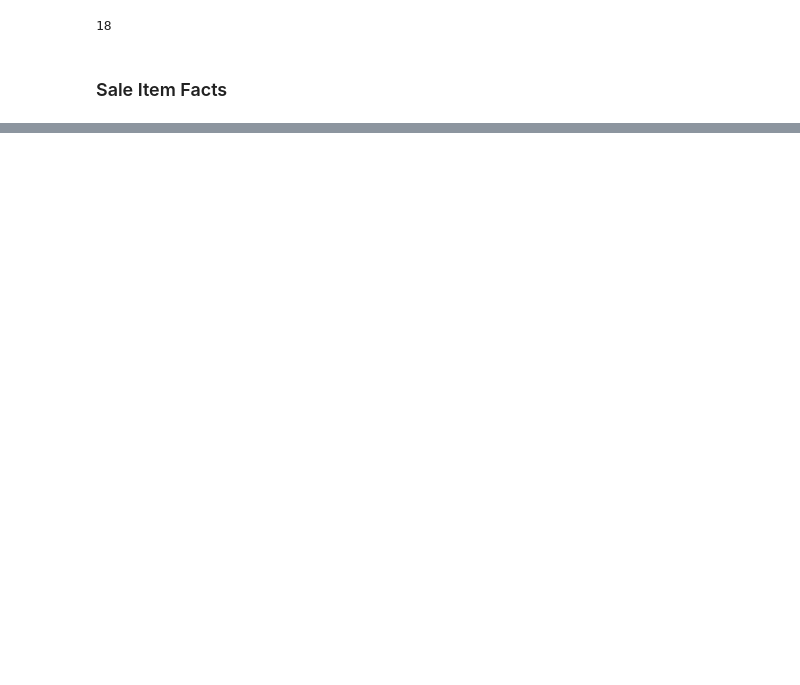
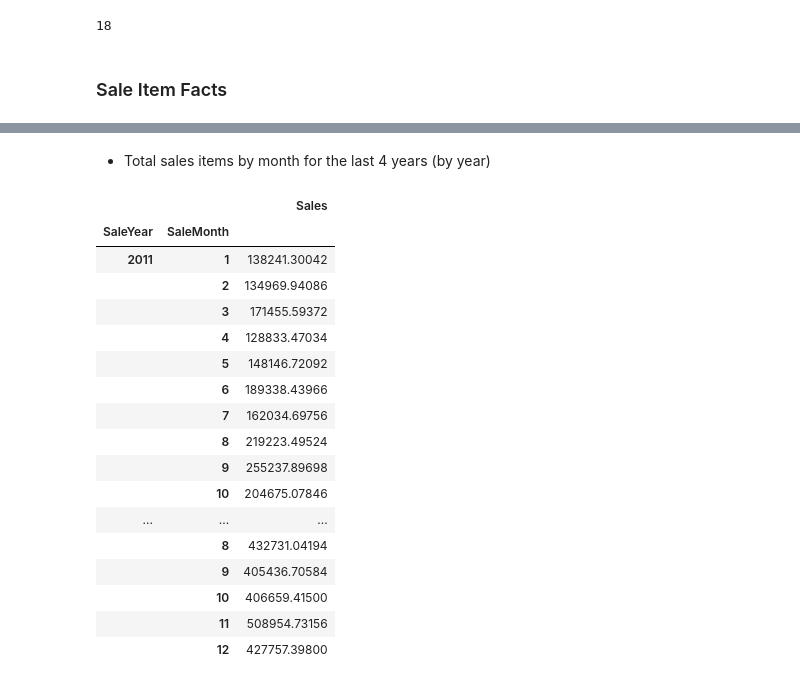
Before and after one commit to intronic/datademo, a Jupyter notebook: data-eng.ipynb, the cells around one changed output, grey strips where cells are left out. Cells and saved outputs as stored; diff of their text form; code cells hidden in the pictures; blank space fills up the shorter version.

```diff
--- a/data-eng.ipynb
+++ b/data-eng.ipynb
@@ -352,0 +376,24 @@ df[['Row ID', 'Customer ID', 'Product ID', 'SaleDateID', 'MarketRegionID',
+# %% [markdown]
+
+* Total sales items by month for the last 4 years (by year)
+# %%
+df.groupby(['SaleYear', 'SaleMonth']).agg({'Sales': np.sum})
+# %% [output]
+|  |  | Sales |
+| SaleYear | SaleMonth |  |
+| 2011 | 1 | 138241.30042 |
+|  | 2 | 134969.94086 |
+|  | 3 | 171455.59372 |
+|  | 4 | 128833.47034 |
+|  | 5 | 148146.72092 |
+|  | 6 | 189338.43966 |
+|  | 7 | 162034.69756 |
+|  | 8 | 219223.49524 |
+|  | 9 | 255237.89698 |
+|  | 10 | 204675.07846 |
+| ... | ... | ... |
+|  | 8 | 432731.04194 |
+|  | 9 | 405436.70584 |
+|  | 10 | 406659.41500 |
+|  | 11 | 508954.73156 |
+|  | 12 | 427757.39800 |
```
Also changed, not shown: parts of 6 cells of this notebook.
